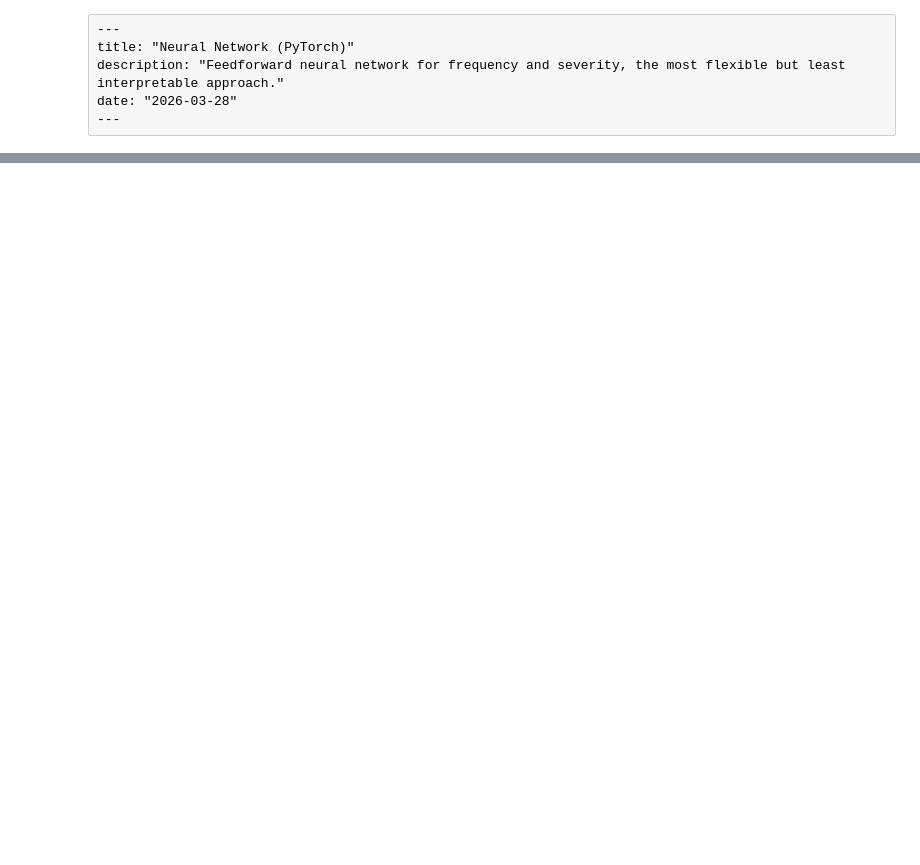
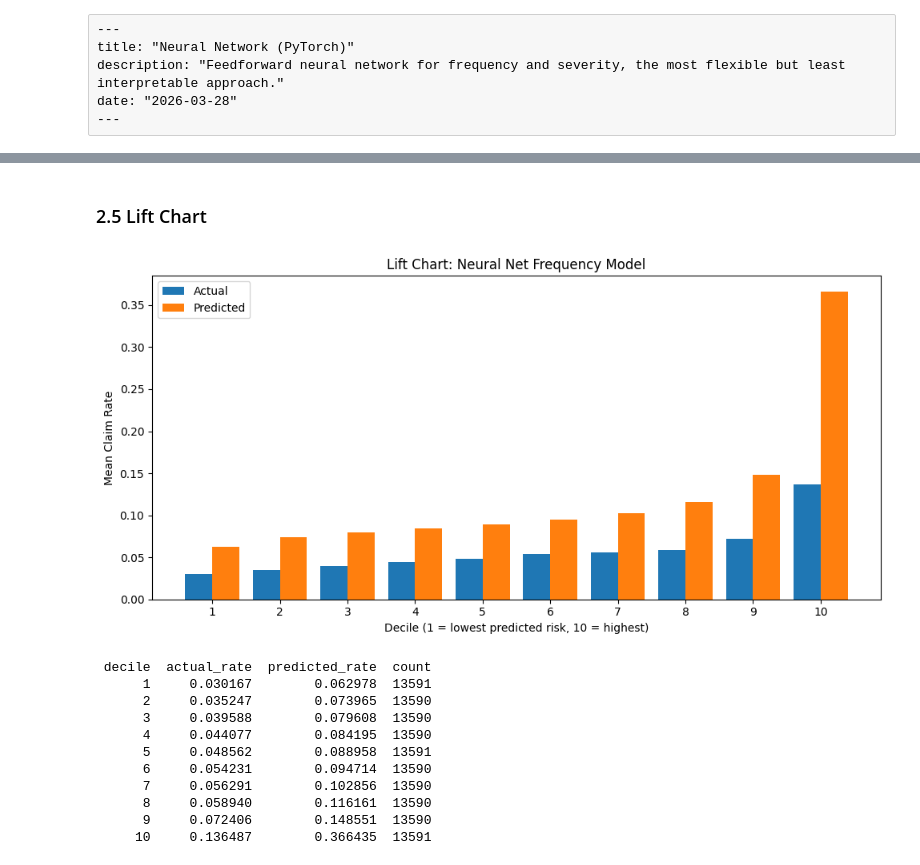
Before and after one commit to dpark2380/Insurance-Claims-Predictor, a Jupyter notebook: notebooks/04_neural_net.ipynb, the cells around one changed output, grey strips where cells are left out. Saved outputs shown, nothing was run; the diff lists cells and outputs as text; code cells hidden in the pictures; blank space fills up the shorter version.

```diff
--- a/notebooks/04_neural_net.ipynb
+++ b/notebooks/04_neural_net.ipynb
@@ -143,0 +411,42 @@ nn_metrics = {'model': 'NeuralNet', 'MAE': mae, 'RMSE': rmse, 'GammaDeviance': g
+# %% [markdown]
+### 2.5 Lift Chart
+# %%
+df_lift = pd.DataFrame({
+    'actual': y_freq_test,
+    'predicted': y_freq_pred_rate
+})
+
+df_lift['decile'] = pd.qcut(df_lift['predicted'], q=10, labels=False) + 1
+lift = df_lift.groupby('decile').agg(
+    actual_rate=('actual', 'mean'),
+    predicted_rate=('predicted', 'mean'),
+    count=('actual', 'count')
+).reset_index()
+
+fig, ax = plt.subplots(figsize=(10, 5))
+x = lift['decile']
+ax.bar(x - 0.2, lift['actual_rate'], width=0.4, label='Actual', align='center')
+ax.bar(x + 0.2, lift['predicted_rate'], width=0.4, label='Predicted', align='center')
+ax.set_xlabel('Decile (1 = lowest predicted risk, 10 = highest)')
+ax.set_ylabel('Mean Claim Rate')
+ax.set_title('Lift Chart: Neural Net Frequency Model')
+ax.set_xticks(x)
+ax.legend()
+plt.tight_layout()
+plt.savefig('../results/15_nn_lift_chart.png', dpi=150, bbox_inches='tight')
+plt.show()
+
+print(lift[['decile', 'actual_rate', 'predicted_rate', 'count']].to_string(index=False))
+# %% [output]
+[figure, added]
+ decile  actual_rate  predicted_rate  count
+      1     0.030167        0.062978  13591
+      2     0.035247        0.073965  13590
+      3     0.039588        0.079608  13590
+      4     0.044077        0.084195  13590
+      5     0.048562        0.088958  13591
+      6     0.054231        0.094714  13590
+      7     0.056291        0.102856  13590
+      8     0.058940        0.116161  13590
+      9     0.072406        0.148551  13590
+     10     0.136487        0.366435  13591
```
Also changed, not shown: parts of 29 cells of this notebook, 8 other files.
